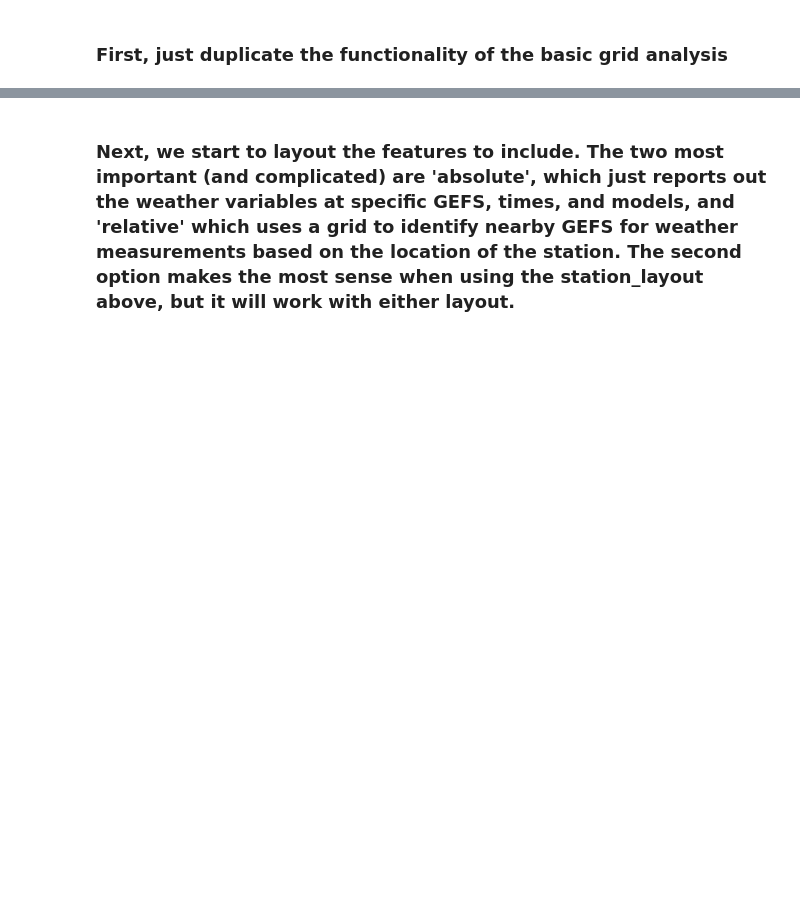
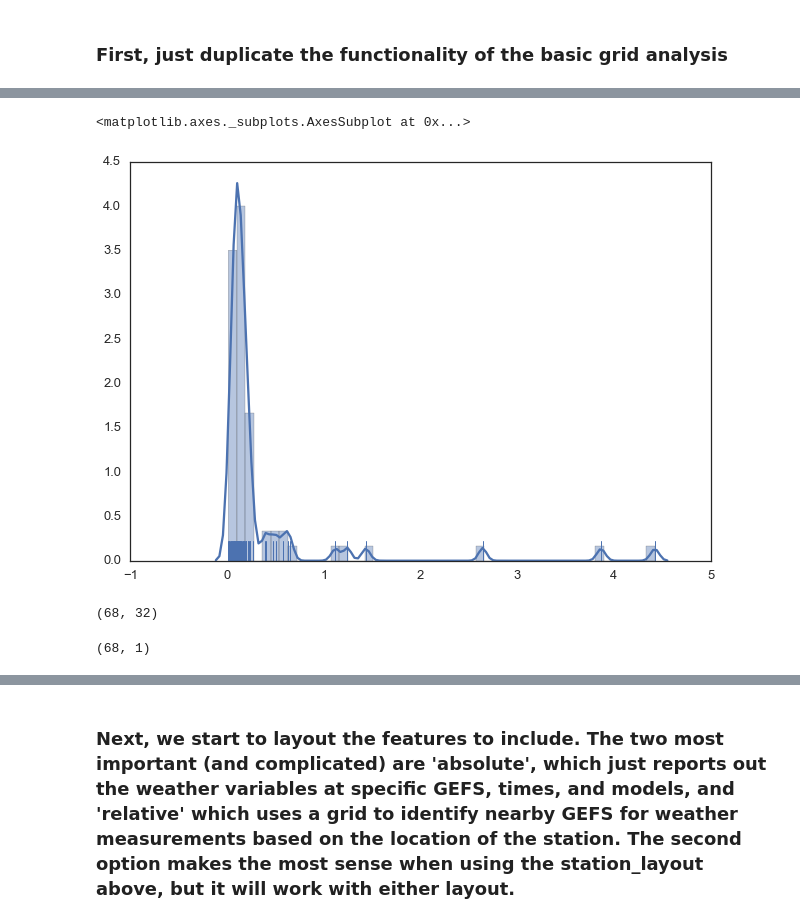
Before and after one commit to joelmpiper/solar_energy_prediction, a Jupyter notebook: notebooks/Full_Walkthrough.ipynb, the cells around one changed output, grey strips where cells are left out. Drawn from its saved outputs; the diff is of its cells as text; code cells hidden in the pictures; blank space fills up the shorter version.

```diff
--- a/notebooks/Full_Walkthrough.ipynb
+++ b/notebooks/Full_Walkthrough.ipynb
@@ -65,0 +91,13 @@ just_grid = [default_grid]
+# %%
+reload(solar.analyze.model)
+import numpy as np
+from solar.analyze.model import Model
+
+from sklearn.linear_model import Ridge
+from sklearn import metrics
+
+error_formula = 'mean_absolute_error'
+cv_splits = 10
+
+model = Model.model(input_data[0:3], Ridge, {'alpha':np.logspace(-3,1,8,base=10)}, cv_splits,
+                    error_formula, normalize=True)
@@ -65,0 +115,22 @@ just_grid = [default_grid]
+# %%
+# here we set some aesthetic parameters so that all of our figures are nice and big
+plt.rcParams['figure.figsize'] = (8, 6)
+plt.rcParams['font.size'] = 14
+sns.set(style="white", context="talk")
+# %%
+y_pred = model.predict(input_data[0])
+# %%
+errors = abs(y_pred - input_data[1])/input_data[1]
+# %%
+sns.distplot(errors, rug=True)
+# %% [output]
+<matplotlib.axes._subplots.AxesSubplot at 0x...>
+[figure, added]
+# %%
+input_data[0].shape
+# %% [output]
+(68, 32)
+# %%
+errors.shape
+# %% [output]
+(68, 1)
```
Also changed, not shown: parts of 21 cells of this notebook, 2 other files.
